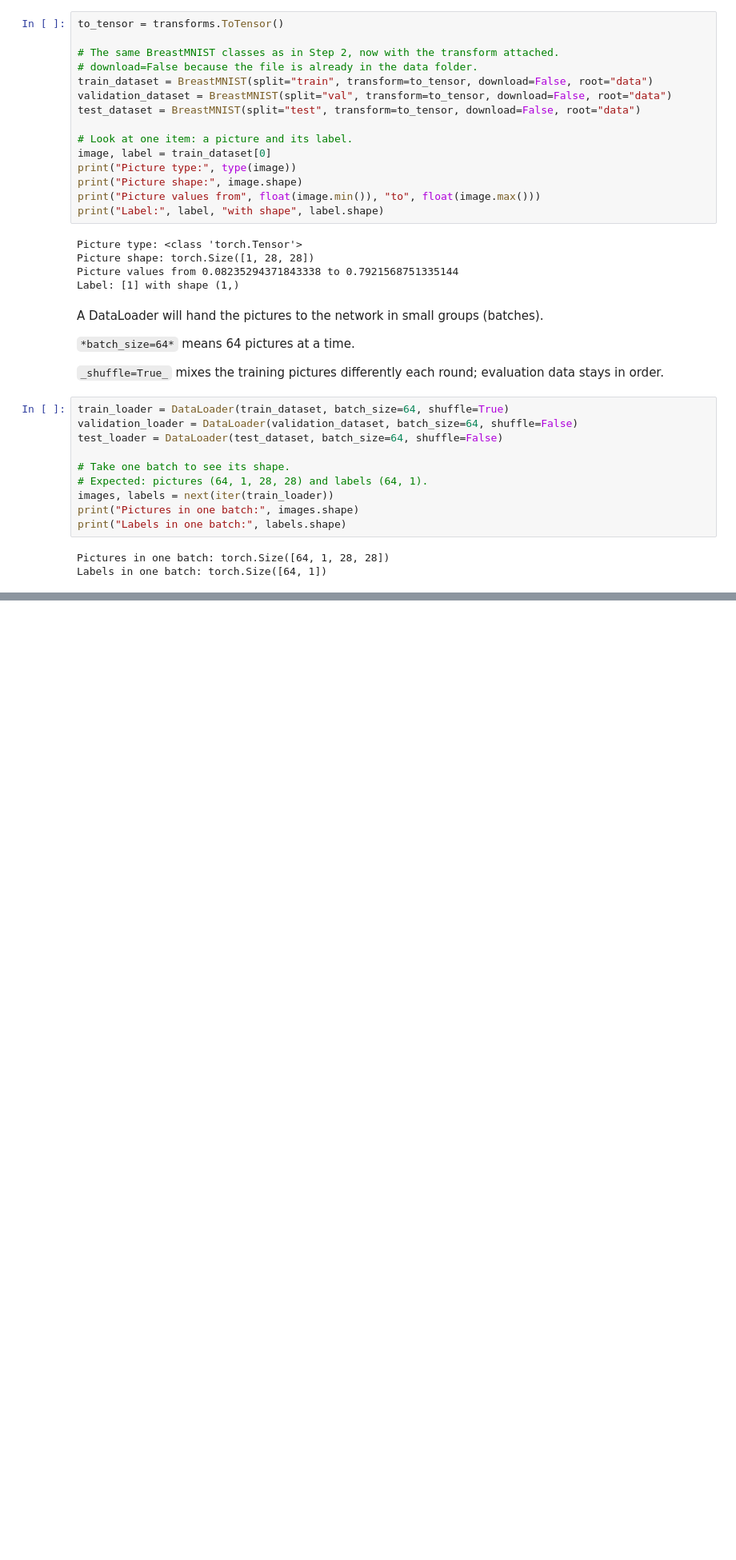
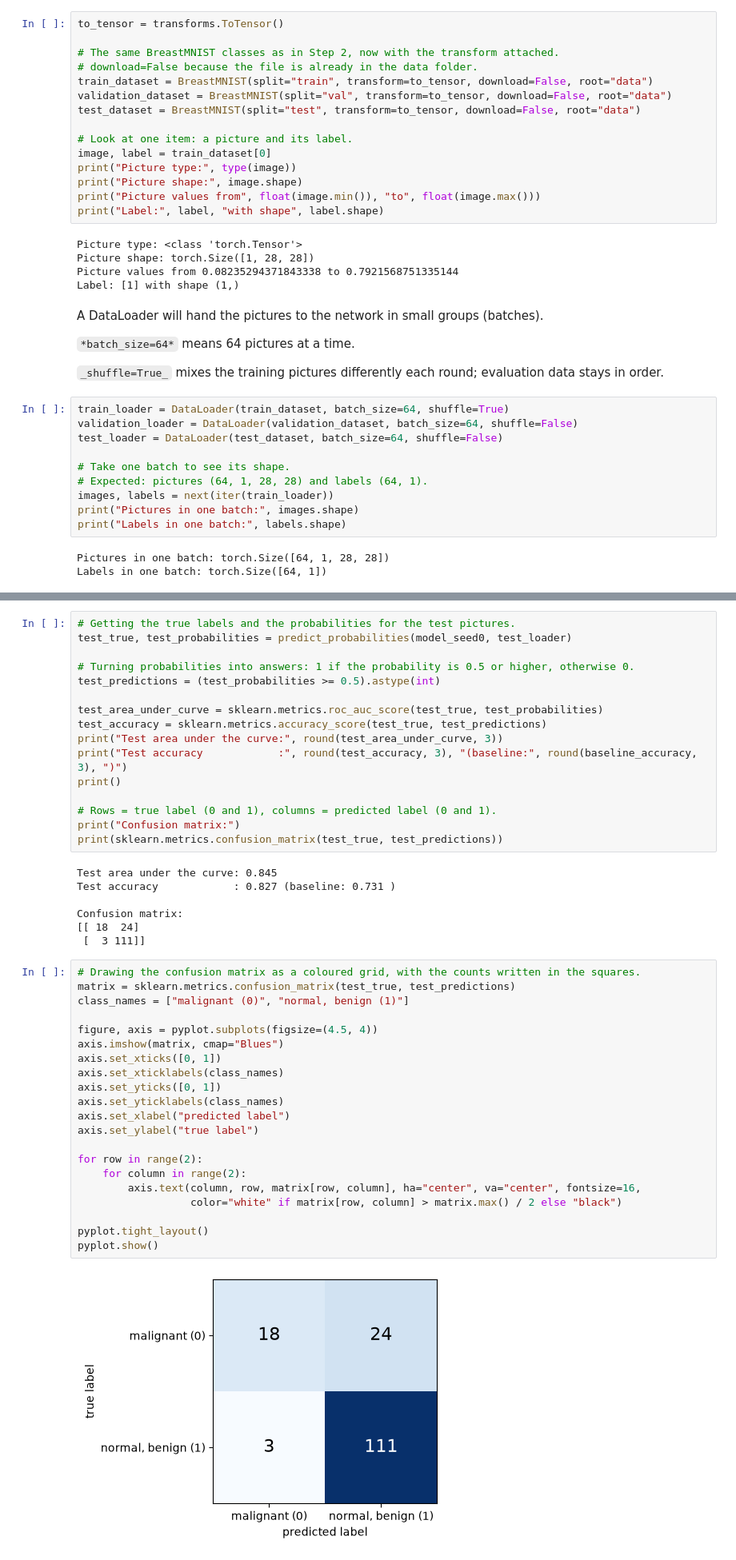
Before and after one commit to EvaPanou/PyTorch_BreastMNIST_analysis, a Jupyter notebook: BreastMNIST_analysis.ipynb, the cells around one changed output, grey strips where cells are left out. Shown at 80% size. Drawn from its saved outputs; the diff is of its cells as text; blank space fills up the shorter version.

```diff
--- a/BreastMNIST_analysis.ipynb
+++ b/BreastMNIST_analysis.ipynb
@@ -327,0 +553,46 @@ Labels in one batch: torch.Size([64, 1])
+# %%
+# Getting the true labels and the probabilities for the test pictures.
+test_true, test_probabilities = predict_probabilities(model_seed0, test_loader)
+
+# Turning probabilities into answers: 1 if the probability is 0.5 or higher, otherwise 0.
+test_predictions = (test_probabilities >= 0.5).astype(int)
+
+test_area_under_curve = sklearn.metrics.roc_auc_score(test_true, test_probabilities)
+test_accuracy = sklearn.metrics.accuracy_score(test_true, test_predictions)
+print("Test area under the curve:", round(test_area_under_curve, 3))
+print("Test accuracy            :", round(test_accuracy, 3), "(baseline:", round(baseline_accuracy, 3), ")")
+print()
+
+# Rows = true label (0 and 1), columns = predicted label (0 and 1).
+print("Confusion matrix:")
+print(sklearn.metrics.confusion_matrix(test_true, test_predictions))
+# %% [output]
+Test area under the curve: 0.845
+Test accuracy            : 0.827 (baseline: 0.731 )
+
+Confusion matrix:
+[[ 18  24]
+ [  3 111]]
+# %%
+# Drawing the confusion matrix as a coloured grid, with the counts written in the squares.
+matrix = sklearn.metrics.confusion_matrix(test_true, test_predictions)
+class_names = ["malignant (0)", "normal, benign (1)"]
+
+figure, axis = pyplot.subplots(figsize=(4.5, 4))
+axis.imshow(matrix, cmap="Blues")
+axis.set_xticks([0, 1])
+axis.set_xticklabels(class_names)
+axis.set_yticks([0, 1])
+axis.set_yticklabels(class_names)
+axis.set_xlabel("predicted label")
+axis.set_ylabel("true label")
+
+for row in range(2):
+    for column in range(2):
+        axis.text(column, row, matrix[row, column], ha="center", va="center", fontsize=16,
+                  color="white" if matrix[row, column] > matrix.max() / 2 else "black")
+
+pyplot.tight_layout()
+pyplot.show()
+# %% [output]
+[figure, added]
```
Also changed, not shown: parts of 19 cells of this notebook, 1 other file.
